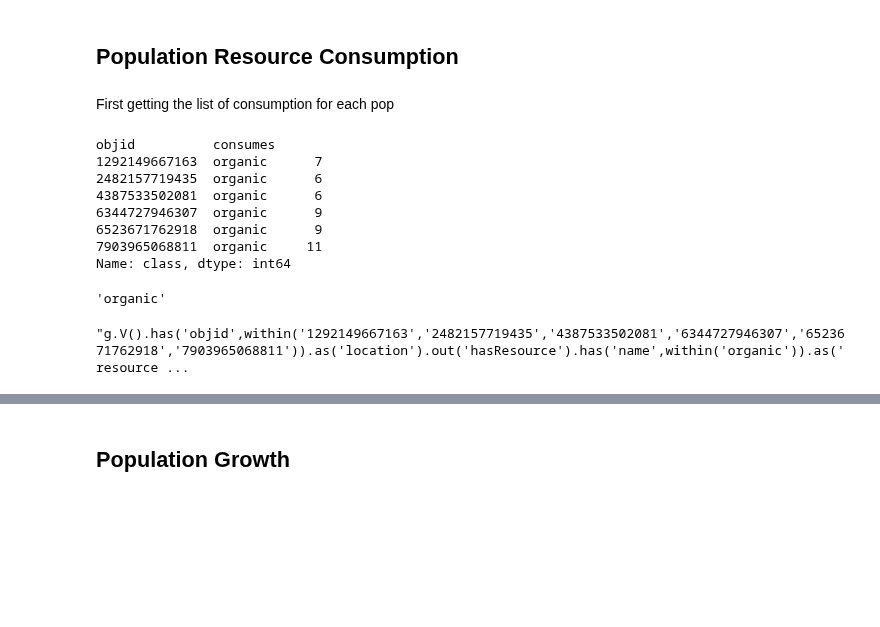
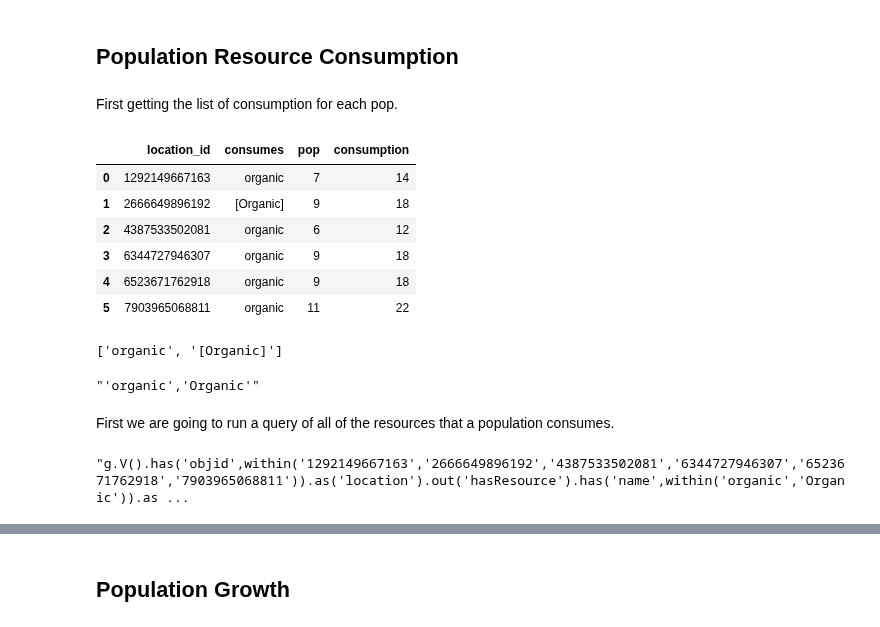
Before and after one commit to BillmanH/exoplanets, a Jupyter notebook: notebooks/People/Population Growth.ipynb, the cells around one changed output, grey strips where cells are left out. Drawn from its saved outputs; the diff is of its cells as text; code cells hidden in the pictures; blank space fills up the shorter version.

```diff
--- a/notebooks/People/Population Growth.ipynb
+++ b/notebooks/People/Population Growth.ipynb
@@ -62,35 +63,47 @@ len(pops_df)
 # %% [markdown]
 ## Population Resource Consumption
 # %% [markdown]
-First getting the list of consumption for each pop
+First getting the list of consumption for each pop.
 # %%
-consumption_df = pd.concat([
+consumption_df = pd.DataFrame(pd.concat([
         locations_df,species_df.drop('objid',axis=1)
     ],axis=1).groupby([
         'objid',
         'consumes'
-        ]).count().iloc[:,1]
+        ]).count().iloc[:,1]).reset_index()
 
+consumption_df.columns = ['location_id','consumes','pop']
+consumption_df['consumption'] = consumption_df['pop'] * params['pop_consumes']
 consumption_df
 # %% [output]
-objid          consumes
-1292149667163  organic      7
-2482157719435  organic      6
-4387533502081  organic      6
-6344727946307  organic      9
-6523671762918  organic      9
-7903965068811  organic     11
-Name: class, dtype: int64
+|  | location_id | consumes | pop | consumption |
+| 0 | 1292149667163 | organic | 7 | 14 |
+| 1 | 2666649896192 | [Organic] | 9 | 18 |
+| 2 | 4387533502081 | organic | 6 | 12 |
+| 3 | 6344727946307 | organic | 9 | 18 |
+| 4 | 6523671762918 | organic | 9 | 18 |
+| 5 | 7903965068811 | organic | 11 | 22 |
-# %%
-"','".join(pd.DataFrame(consumption_df.index.to_list()).drop_duplicates(1)[1].values)
-# %% [output]
-'organic'
+# %%
+consumption_df['consumes'].drop_duplicates().tolist()
+# %% [output]
+['organic', '[Organic]']
+# %%
+def get_unique_consumption_values(x):
+    y = [f"'{i.strip('][')}'" for i in x]
+    y = ",".join(y)
+    return y
+
+get_unique_consumption_values(consumption_df['consumes'].drop_duplicates().tolist())
+# %% [output]
+"'organic','Organic'"
+# %% [markdown]
+First we are going to run a query of all of the resources that a population consumes.
 # %%
 def make_resource_query(cons):
-    withinstring = "','".join([c[0] for c in consumption_df.index.to_list()])
-    consumesstring = "','".join(pd.DataFrame(consumption_df.index.to_list()).drop_duplicates(1)[1].values)
+    withinstring = "','".join(consumption_df['location_id'].drop_duplicates().tolist())
+    consumesstring = get_unique_consumption_values(consumption_df['consumes'].drop_duplicates().tolist())
     query = f"g.V().has('objid',within('{withinstring}')).as('location')"
-    query += f".out('hasResource').has('name',within('{consumesstring}')).as('resource').path().by(valueMap('objid','name')).by(valueMap('volume','objid'))"
+    query += f".out('hasResource').has('name',within({consumesstring})).as('resource').path().by(valueMap('objid','name')).by(valueMap('volume','objid','name'))"
     return query
 
 
@@ -98,7 +111,7 @@ def make_resource_query(cons):
 resource_query =  make_resource_query(consumption_df)
 resource_query
 # %% [output]
-"g.V().has('objid',within('1292149667163','2482157719435','4387533502081','6344727946307','6523671762918','7903965068811')).as('location').out('hasResource').has('name',within('organic')).as('resource ...
+"g.V().has('objid',within('1292149667163','2666649896192','4387533502081','6344727946307','6523671762918','7903965068811')).as('location').out('hasResource').has('name',within('organic','Organic')).as ...
 # %%
 c.run_query(resource_query)
 out = c.res
```
Also changed, not shown: parts of 5 cells of this notebook.
